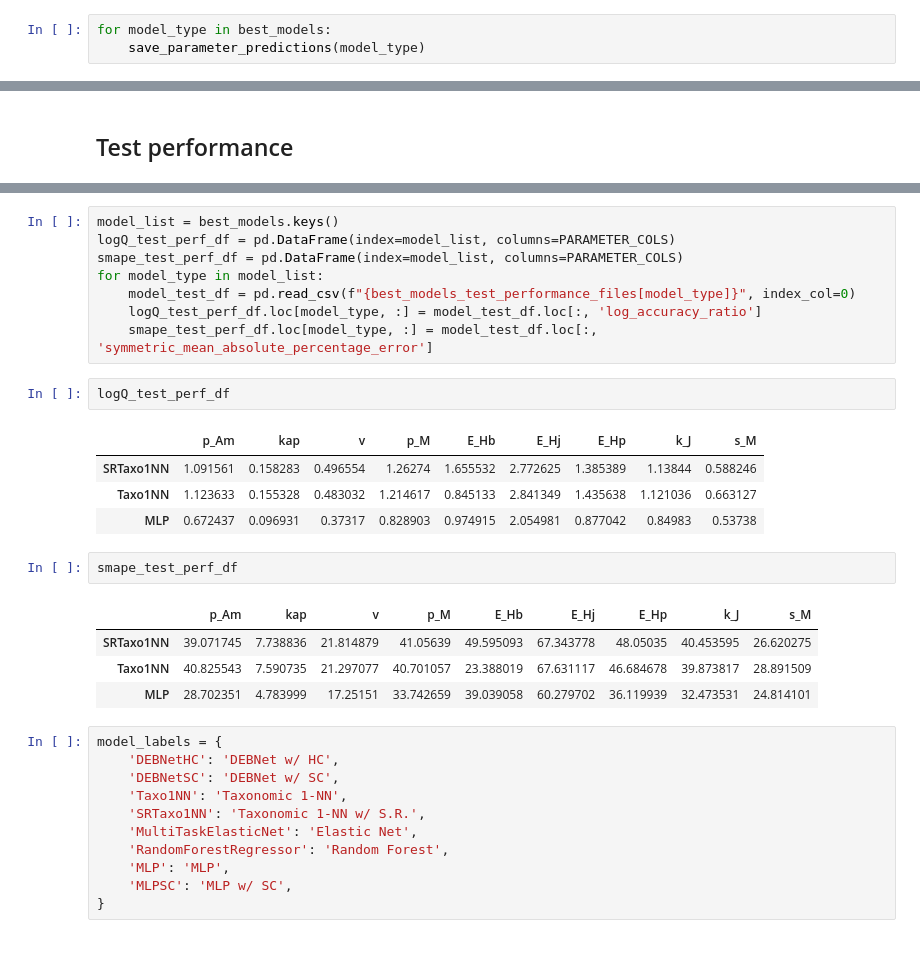
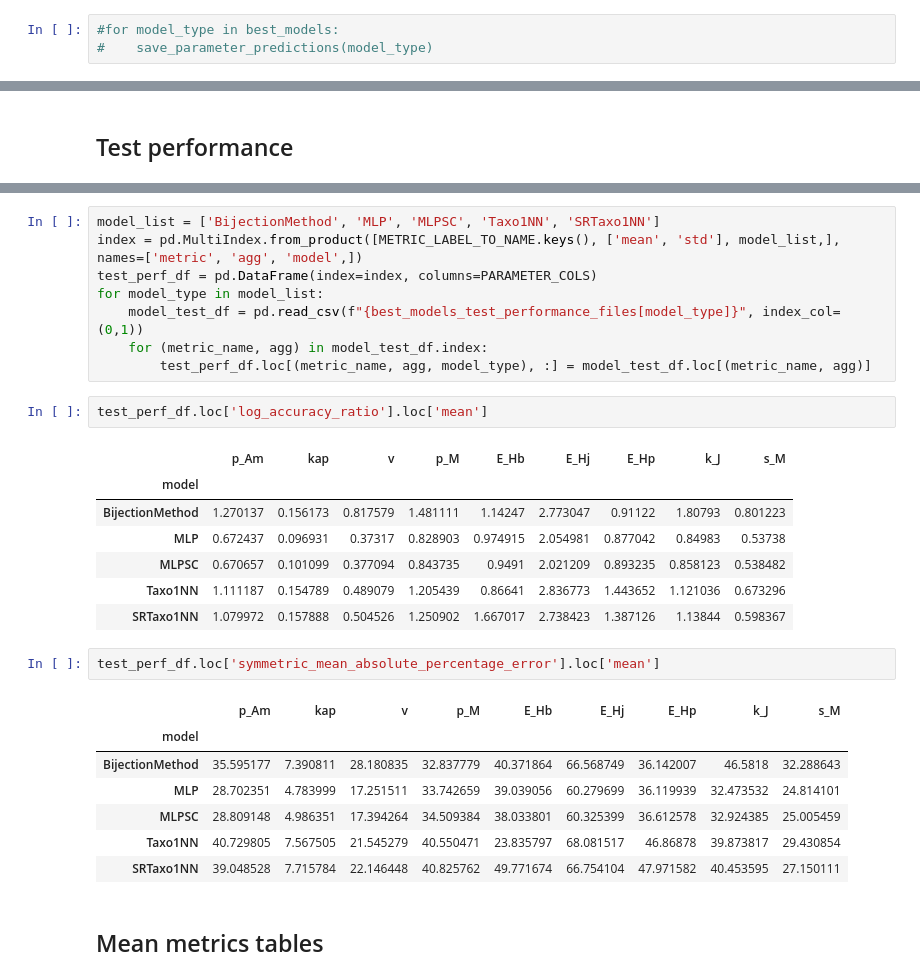
Before and after one commit to diogo-f-oliveira/DEB_ML_Init, a Jupyter notebook: notebooks/Evaluate ML models.ipynb, the cells around one changed output, grey strips where cells are left out. Drawn from its saved outputs; the diff is of its cells as text; blank space fills up the shorter version.

Commit message:
Update prediction accuracy notebook with paper tables

```diff
--- a/notebooks/Evaluate ML models.ipynb
+++ b/notebooks/Evaluate ML models.ipynb
@@ -278,5 +256,5 @@ def save_parameter_predictions(model_type):
 
     return pars_df
 # %%
-for model_type in best_models:
-    save_parameter_predictions(model_type)
+#for model_type in best_models:
+#    save_parameter_predictions(model_type)
@@ -291,34 +416,31 @@ Saved parameter predictions for model MLP in ../results/parameter_predictions/ML
 # %%
-model_list = best_models.keys()
-logQ_test_perf_df = pd.DataFrame(index=model_list, columns=PARAMETER_COLS)
-smape_test_perf_df = pd.DataFrame(index=model_list, columns=PARAMETER_COLS)
+model_list = ['BijectionMethod', 'MLP', 'MLPSC', 'Taxo1NN', 'SRTaxo1NN']
+index = pd.MultiIndex.from_product([METRIC_LABEL_TO_NAME.keys(), ['mean', 'std'], model_list,], names=['metric', 'agg', 'model',])
+test_perf_df = pd.DataFrame(index=index, columns=PARAMETER_COLS)
 for model_type in model_list:
-    model_test_df = pd.read_csv(f"{best_models_test_performance_files[model_type]}", index_col=0)
-    logQ_test_perf_df.loc[model_type, :] = model_test_df.loc[:, 'log_accuracy_ratio']
-    smape_test_perf_df.loc[model_type, :] = model_test_df.loc[:, 'symmetric_mean_absolute_percentage_error']
+    model_test_df = pd.read_csv(f"{best_models_test_performance_files[model_type]}", index_col=(0,1))
+    for (metric_name, agg) in model_test_df.index:
+        test_perf_df.loc[(metric_name, agg, model_type), :] = model_test_df.loc[(metric_name, agg)]
 # %%
-logQ_test_perf_df
+test_perf_df.loc['log_accuracy_ratio'].loc['mean']
 # %% [output]
 |  | p_Am | kap | v | p_M | E_Hb | E_Hj | E_Hp | k_J | s_M |
-| SRTaxo1NN | 1.091561 | 0.158283 | 0.496554 | 1.26274 | 1.655532 | 2.772625 | 1.385389 | 1.13844 | 0.588246 |
-| Taxo1NN | 1.123633 | 0.155328 | 0.483032 | 1.214617 | 0.845133 | 2.841349 | 1.435638 | 1.121036 | 0.663127 |
+| model |  |  |  |  |  |  |  |  |  |
+| BijectionMethod | 1.270137 | 0.156173 | 0.817579 | 1.481111 | 1.14247 | 2.773047 | 0.91122 | 1.80793 | 0.801223 |
 | MLP | 0.672437 | 0.096931 | 0.37317 | 0.828903 | 0.974915 | 2.054981 | 0.877042 | 0.84983 | 0.53738 |
+| MLPSC | 0.670657 | 0.101099 | 0.377094 | 0.843735 | 0.9491 | 2.021209 | 0.893235 | 0.858123 | 0.538482 |
+| Taxo1NN | 1.111187 | 0.154789 | 0.489079 | 1.205439 | 0.86641 | 2.836773 | 1.443652 | 1.121036 | 0.673296 |
+| SRTaxo1NN | 1.079972 | 0.157888 | 0.504526 | 1.250902 | 1.667017 | 2.738423 | 1.387126 | 1.13844 | 0.598367 |
 # %%
-smape_test_perf_df
+test_perf_df.loc['symmetric_mean_absolute_percentage_error'].loc['mean']
 # %% [output]
 |  | p_Am | kap | v | p_M | E_Hb | E_Hj | E_Hp | k_J | s_M |
-| SRTaxo1NN | 39.071745 | 7.738836 | 21.814879 | 41.05639 | 49.595093 | 67.343778 | 48.05035 | 40.453595 | 26.620275 |
-| Taxo1NN | 40.825543 | 7.590735 | 21.297077 | 40.701057 | 23.388019 | 67.631117 | 46.684678 | 39.873817 | 28.891509 |
-| MLP | 28.702351 | 4.783999 | 17.25151 | 33.742659 | 39.039058 | 60.279702 | 36.119939 | 32.473531 | 24.814101 |
+| model |  |  |  |  |  |  |  |  |  |
+| BijectionMethod | 35.595177 | 7.390811 | 28.180835 | 32.837779 | 40.371864 | 66.568749 | 36.142007 | 46.5818 | 32.288643 |
+| MLP | 28.702351 | 4.783999 | 17.251511 | 33.742659 | 39.039056 | 60.279699 | 36.119939 | 32.473532 | 24.814101 |
+| MLPSC | 28.809148 | 4.986351 | 17.394264 | 34.509384 | 38.033801 | 60.325399 | 36.612578 | 32.924385 | 25.005459 |
+| Taxo1NN | 40.729805 | 7.567505 | 21.545279 | 40.550471 | 23.835797 | 68.081517 | 46.86878 | 39.873817 | 29.430854 |
+| SRTaxo1NN | 39.048528 | 7.715784 | 22.146448 | 40.825762 | 49.771674 | 66.754104 | 47.971582 | 40.453595 | 27.150111 |
-# %%
-model_labels = {
-    'DEBNetHC': 'DEBNet w/ HC',
-    'DEBNetSC': 'DEBNet w/ SC',
-    'Taxo1NN': 'Taxonomic 1-NN',
-    'SRTaxo1NN': 'Taxonomic 1-NN w/ S.R.',
-    'MultiTaskElasticNet': 'Elastic Net',
-    'RandomForestRegressor': 'Random Forest',
-    'MLP': 'MLP',
-    'MLPSC': 'MLP w/ SC',
-}
+# %% [markdown]
+## Mean metrics tables
 # %%
```
Also changed, not shown: parts of 22 cells of this notebook.
